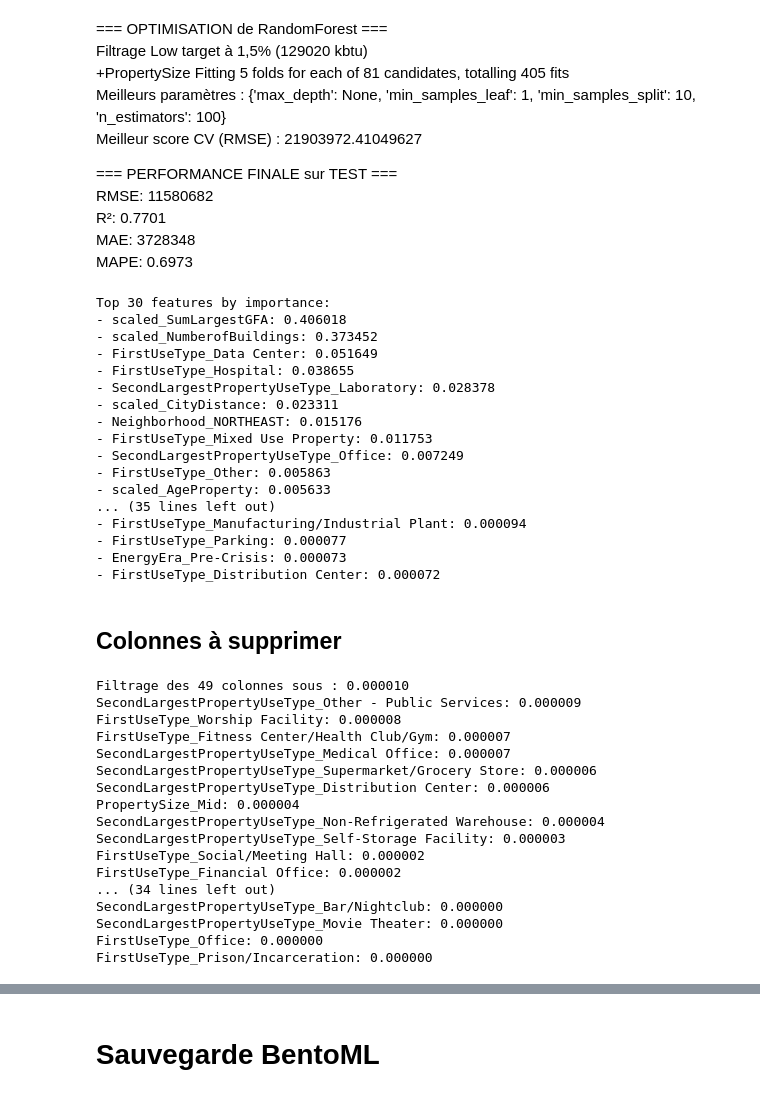
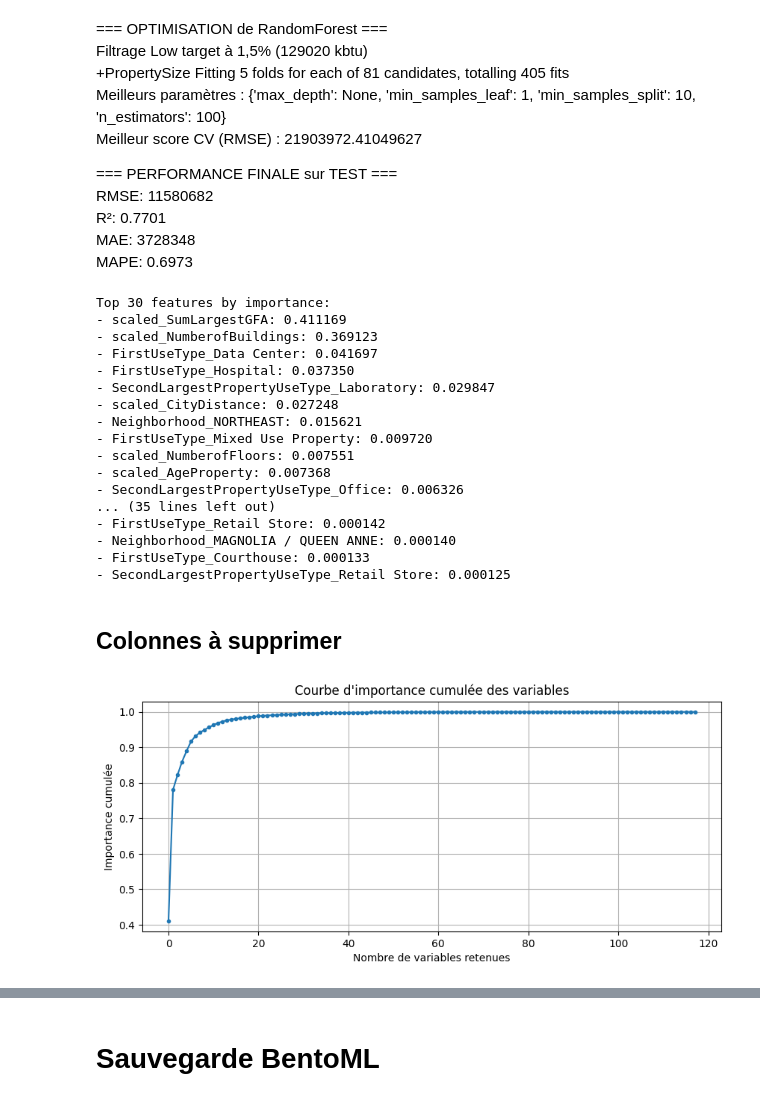
Before and after one commit to day811/OCDE-P6, a Jupyter notebook: modelistation_model1.ipynb, the cells around one changed output, grey strips where cells are left out. Drawn from its saved outputs; the diff is of its cells as text; code cells hidden in the pictures.

Commit message:
finalize code

```diff
--- a/modelistation_model1.ipynb
+++ b/modelistation_model1.ipynb
@@ -165,8 +165,8 @@ categorical_features = ['FirstUseType', 'SecondLargestPropertyUseType', 'Propert
                        'Neighborhood','AgeCategory','EnergyEra','HeightCategory']  # Ajoutez vos autres catégories ici
 
 
-numerical_features = ['AgeProperty','SumLargestGFA',
-                     'CityDistance', 'MultipleUseType', 'NumberofFloors','NumberofBuildings']
+numerical_features = ['AgeProperty','SumLargestGFA', 'CityDistance',
+                      'MultipleUseType', 'NumberofFloors','NumberofBuildings']
 
 # Pipeline complet
 full_pipeline = Pipeline([
@@ -215,8 +215,6 @@ for col in X_train_final.columns:
     X_train_final[col] = pd.to_numeric(X_train_final[col], errors='coerce')
     X_test_final[col] = pd.to_numeric(X_test_final[col], errors='coerce')
 
-X_train_final.drop(columns=['YearBuilt'], inplace=True)
-X_test_final.drop(columns=['YearBuilt'], inplace=True)
 
 print(f"✅ Pipeline terminé!")
 print(f"Shape finale: Train {X_train_final.shape}, Test {X_test_final.shape}")
@@ -403,8 +401,9 @@ R²: 0.7701
 MAE: 3728348
 MAPE: 0.6973
 # %%
+best_model = gs.best_estimator_
+
 if best_model_name in ['GradientBoosting','RandomForest']:
-    best_model = gs.best_estimator_
 
     importances = best_model.feature_importances_
     feature_names = X_train_final.columns
@@ -416,45 +415,37 @@ if best_model_name in ['GradientBoosting','RandomForest']:
         print(f"- {feature_names[idx]}: {importances[idx]:.6f}")
 # %% [output]
 Top 30 features by importance:
-- scaled_SumLargestGFA: 0.406018
-- scaled_NumberofBuildings: 0.373452
-- FirstUseType_Data Center: 0.051649
-- FirstUseType_Hospital: 0.038655
-- SecondLargestPropertyUseType_Laboratory: 0.028378
-- scaled_CityDistance: 0.023311
-- Neighborhood_NORTHEAST: 0.015176
-- FirstUseType_Mixed Use Property: 0.011753
-- SecondLargestPropertyUseType_Office: 0.007249
-- FirstUseType_Other: 0.005863
-- scaled_AgeProperty: 0.005633
+- scaled_SumLargestGFA: 0.411169
+- scaled_NumberofBuildings: 0.369123
+- FirstUseType_Data Center: 0.041697
+- FirstUseType_Hospital: 0.037350
+- SecondLargestPropertyUseType_Laboratory: 0.029847
+- scaled_CityDistance: 0.027248
+- Neighborhood_NORTHEAST: 0.015621
+- FirstUseType_Mixed Use Property: 0.009720
+- scaled_NumberofFloors: 0.007551
+- scaled_AgeProperty: 0.007368
+- SecondLargestPropertyUseType_Office: 0.006326
 ... (35 lines left out)
-- FirstUseType_Manufacturing/Industrial Plant: 0.000094
-- FirstUseType_Parking: 0.000077
-- EnergyEra_Pre-Crisis: 0.000073
-- FirstUseType_Distribution Center: 0.000072
+- FirstUseType_Retail Store: 0.000142
+- Neighborhood_MAGNOLIA / QUEEN ANNE: 0.000140
+- FirstUseType_Courthouse: 0.000133
+- SecondLargestPropertyUseType_Retail Store: 0.000125
 # %% [markdown]
 ## Colonnes à supprimer
-# %%
-limit = 0.00001
-cols_to_delete = [f"{feature_names[idx]}: {importances[idx]:.6f}" for idx in list(sorted_idx) if importances[idx] <= limit]
-print(f"Filtrage des {len(cols_to_delete)} colonnes sous : {limit:.6f}")
-print(f"{"\n".join(cols_to_delete)}")
-cols_to_delete = [feature_names[idx] for idx in list(sorted_idx) if importances[idx] <= limit]
-# %% [output]
-Filtrage des 49 colonnes sous : 0.000010
-SecondLargestPropertyUseType_Other - Public Services: 0.000009
-FirstUseType_Worship Facility: 0.000008
-FirstUseType_Fitness Center/Health Club/Gym: 0.000007
-SecondLargestPropertyUseType_Medical Office: 0.000007
-SecondLargestPropertyUseType_Supermarket/Grocery Store: 0.000006
-SecondLargestPropertyUseType_Distribution Center: 0.000006
-PropertySize_Mid: 0.000004
-SecondLargestPropertyUseType_Non-Refrigerated Warehouse: 0.000004
-SecondLargestPropertyUseType_Self-Storage Facility: 0.000003
-FirstUseType_Social/Meeting Hall: 0.000002
-FirstUseType_Financial Office: 0.000002
-... (34 lines left out)
-SecondLargestPropertyUseType_Bar/Nightclub: 0.000000
-SecondLargestPropertyUseType_Movie Theater: 0.000000
-FirstUseType_Office: 0.000000
-FirstUseType_Prison/Incarceration: 0.000000
+# %%
+# Supposons model est un RandomForest entraîné
+sorted_importances = pd.Series(best_model.feature_importances_, index=X_train_final.columns).sort_values(ascending=False)
+
+# Cumul
+cumul = sorted_importances.cumsum()
+
+plt.figure(figsize=(10,4))
+plt.plot(np.arange(len(cumul)), cumul, marker='.')
+plt.xlabel('Nombre de variables retenues')
+plt.ylabel('Importance cumulée')
+plt.title('Courbe d\'importance cumulée des variables')
+plt.grid(True)
+plt.show()
+# %% [output]
+[figure, added]
```
Also changed, not shown: parts of 11 cells of this notebook, 5 other files.
